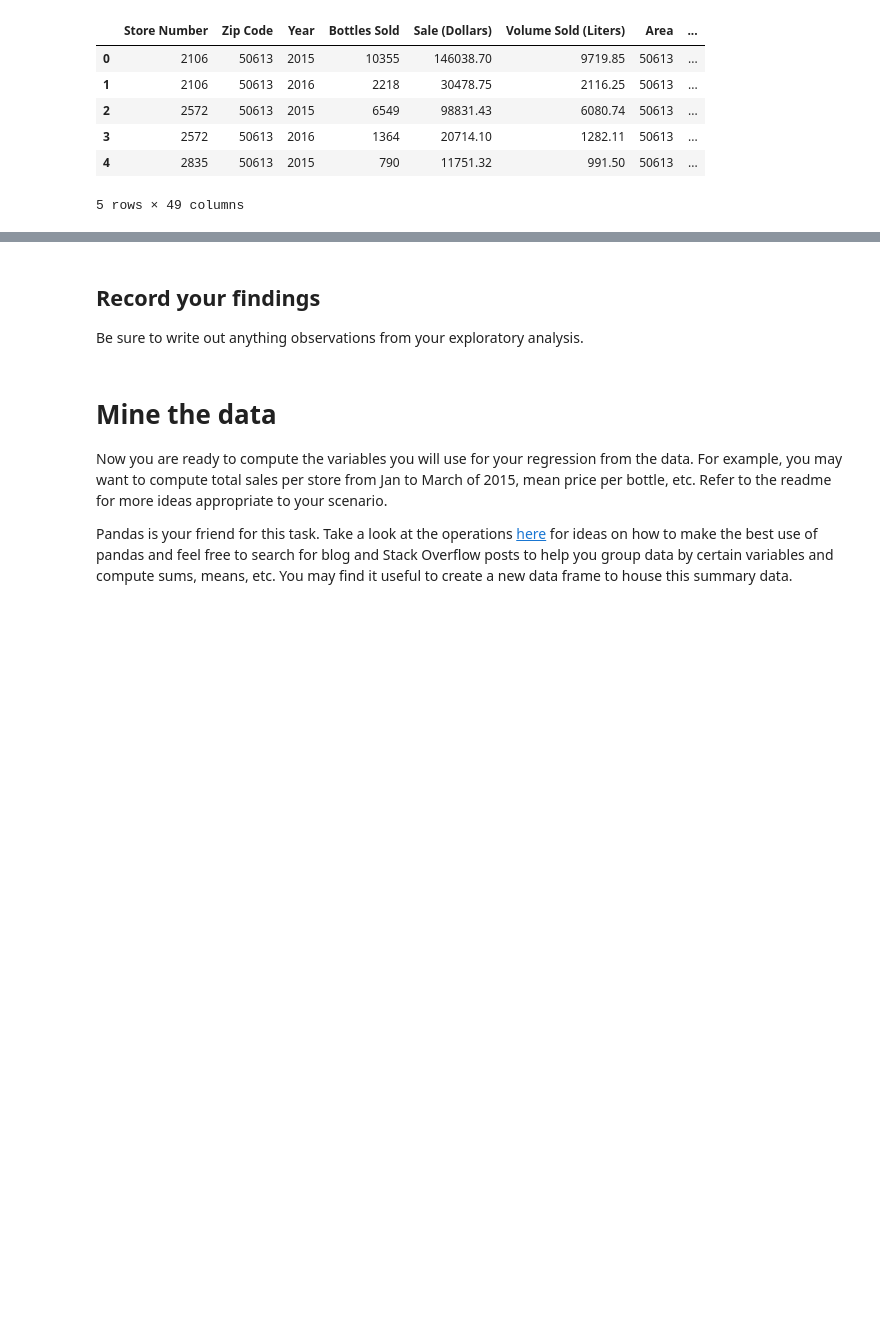
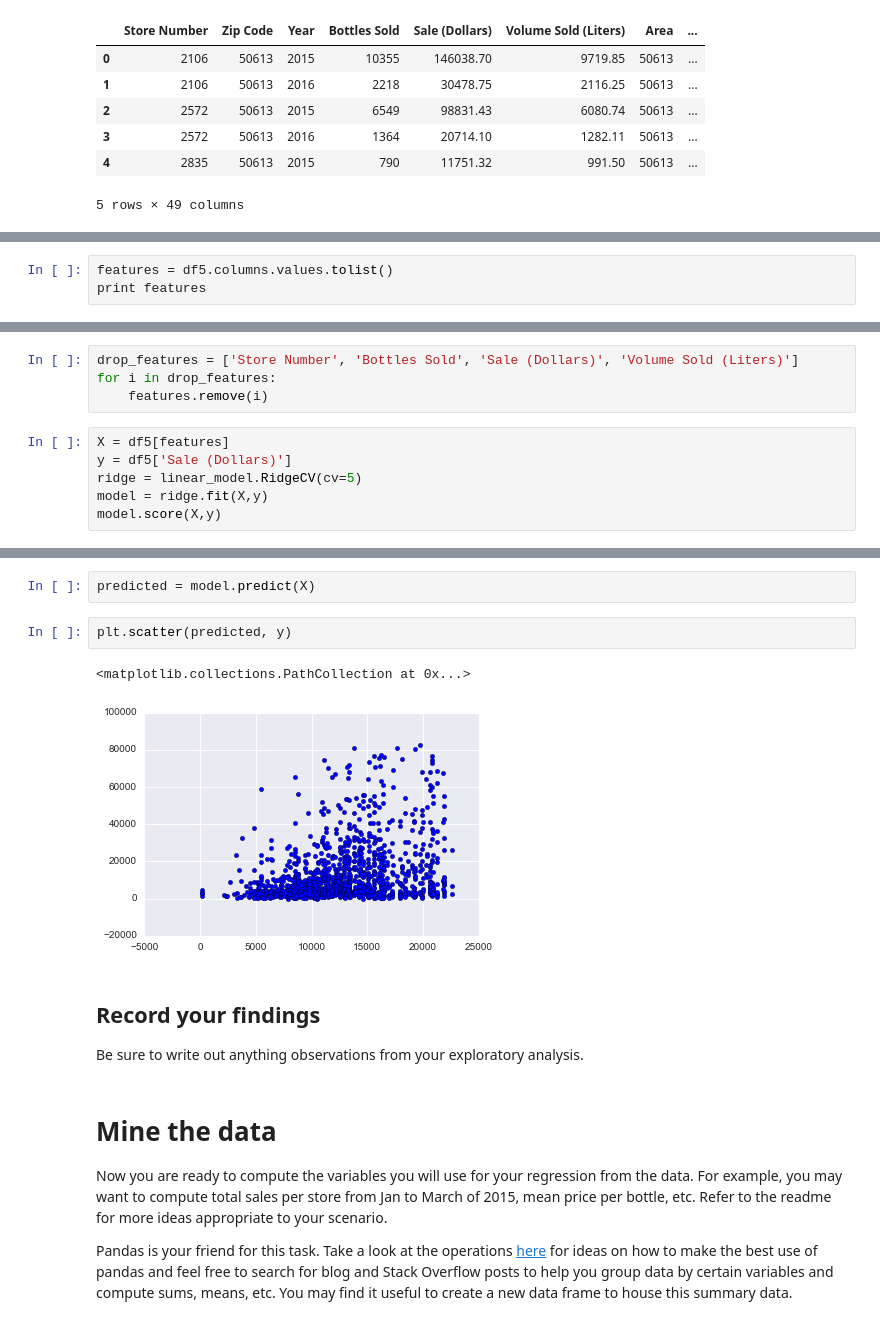
Before and after one commit to spockl/ga-dsi-1, a Jupyter notebook: projects/projects-weekly/project-03/starter-code/project-3-jocelyn-ong.ipynb, the cells around one changed output, grey strips where cells are left out. Saved outputs shown, nothing was run; the diff lists cells and outputs as text; blank space fills up the shorter version.

```diff
--- a/projects/projects-weekly/project-03/starter-code/project-3-jocelyn-ong.ipynb
+++ b/projects/projects-weekly/project-03/starter-code/project-3-jocelyn-ong.ipynb
@@ -413,0 +402,3 @@ Name: Sale (Dollars), dtype: float64
+# %%
+features = df5.columns.values.tolist()
+print features
@@ -413,0 +407,10 @@ Name: Sale (Dollars), dtype: float64
+# %%
+drop_features = ['Store Number', 'Bottles Sold', 'Sale (Dollars)', 'Volume Sold (Liters)']
+for i in drop_features:
+    features.remove(i)
+# %%
+X = df5[features]
+y = df5['Sale (Dollars)']
+ridge = linear_model.RidgeCV(cv=5)
+model = ridge.fit(X,y)
+model.score(X,y)
@@ -414,3 +461,10 @@ Name: Sale (Dollars), dtype: float64
+# %%
+predicted = model.predict(X)
+# %%
+plt.scatter(predicted, y)
+# %% [output]
+<matplotlib.collections.PathCollection at 0x...>
+[figure, added]
 # %% [markdown]
 ## Record your findings
 
```
Also changed, not shown: parts of 25 cells of this notebook, 3 other files.
